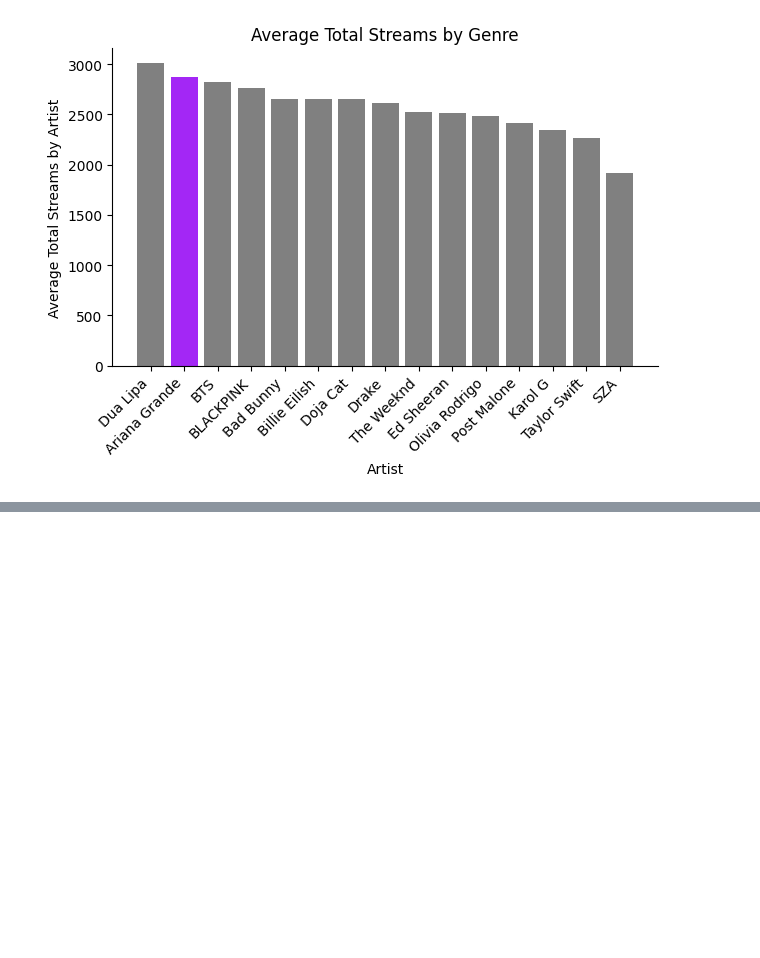
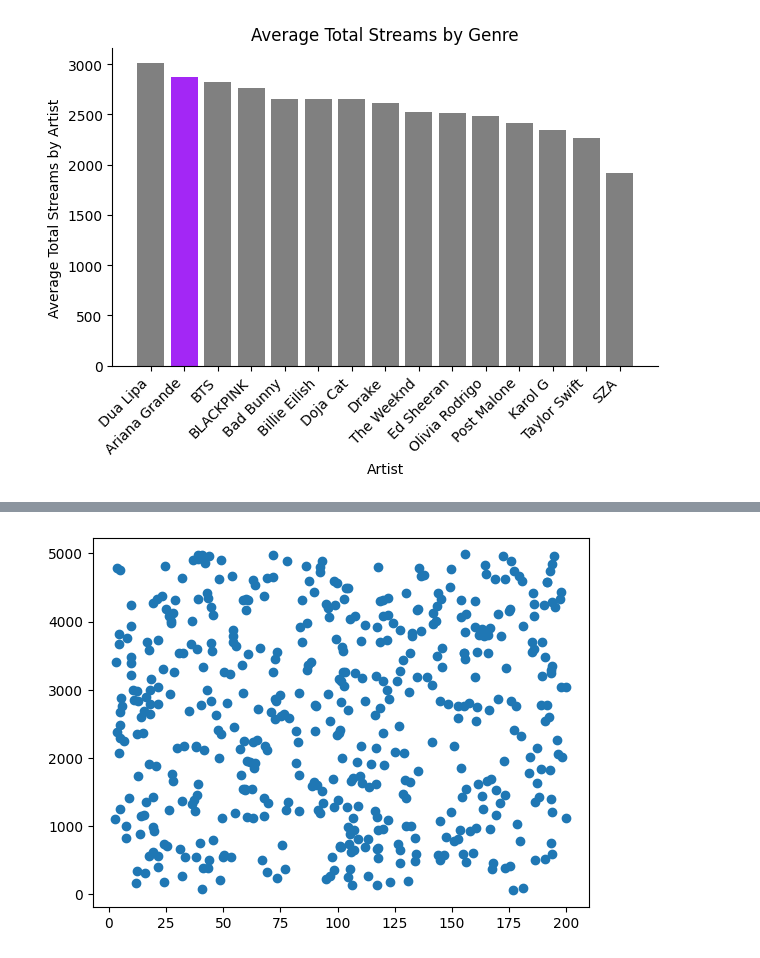
Before and after one commit to LJ-Johnson/learning_plots, a Jupyter notebook: notebook/visualization_practice.ipynb, the cells around one changed output, grey strips where cells are left out. Drawn from its saved outputs; the diff is of its cells as text; code cells hidden in the pictures; blank space fills up the shorter version.

```diff
--- a/notebook/visualization_practice.ipynb
+++ b/notebook/visualization_practice.ipynb
@@ -140,0 +164,5 @@ plt.show()
+# %%
+plt.scatter(spotify_df['Streams Last 30 Days (Millions)'],spotify_df["Total Streams (Millions)"])
+plt.show ()
+# %% [output]
+[figure, added]
```
Also changed, not shown: parts of 5 cells of this notebook.
